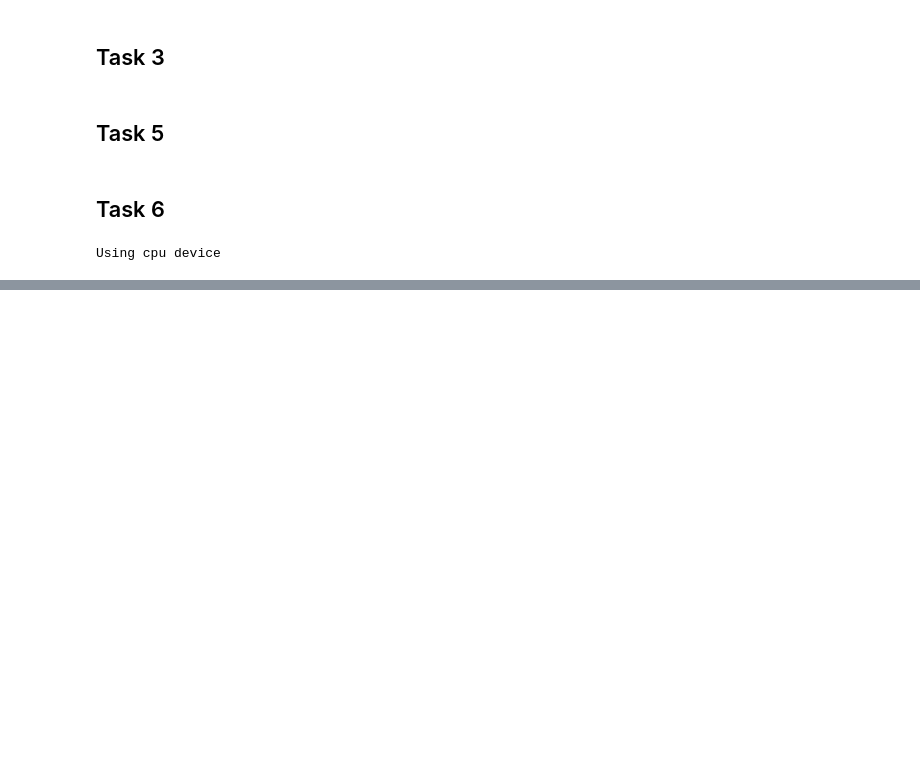
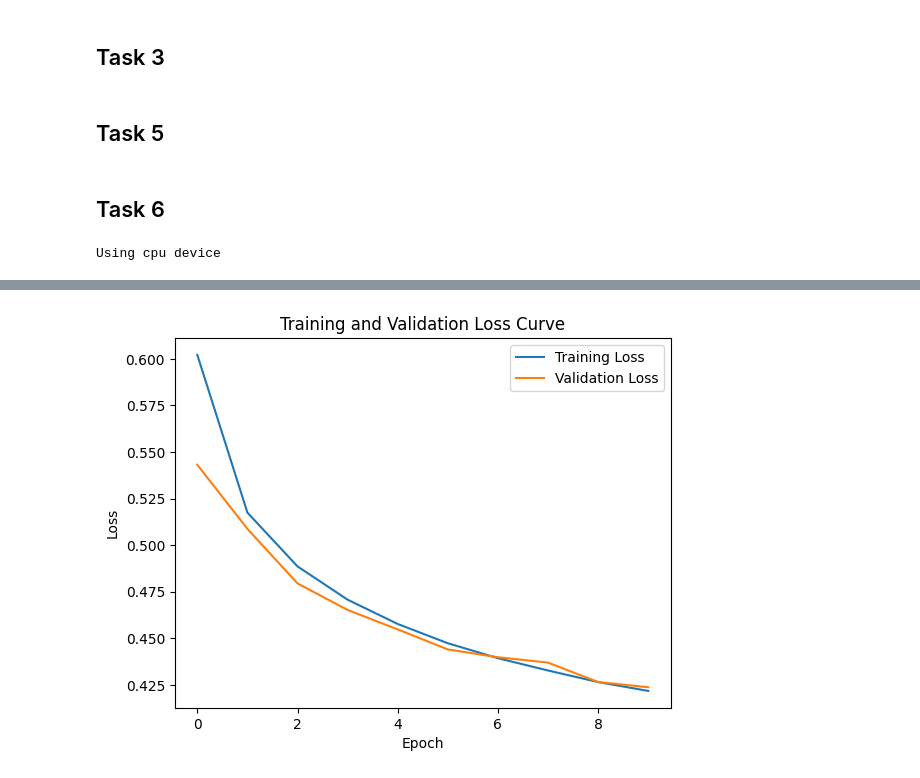
Before and after one commit to aggelitoo/deep_learning, a Jupyter notebook: project1/project1.ipynb, the cells around one changed output, grey strips where cells are left out. Drawn from its saved outputs; the diff is of its cells as text; code cells hidden in the pictures; blank space fills up the shorter version.

Commit message:
got training/validation loop to work

```diff
--- a/project1/project1.ipynb
+++ b/project1/project1.ipynb
@@ -51,7 +52,7 @@ from torch import nn
 device = (
     "cuda"
     if torch.cuda.is_available()
-    else "mps"
+    else "hip"
     if torch.backends.mps.is_available()
     else "cpu"
 )
@@ -79,19 +80,24 @@ train_dl = DataLoader(train_ds, batch_size=64, shuffle=True)
 test_dl = DataLoader(test_ds, batch_size=64, shuffle=True)
 val_dl = DataLoader(val_ds, batch_size=64, shuffle=True)
 # %%
+# defining the neural net
 class NeuralNetwork(nn.Module):
     def __init__(self):
         super().__init__()
         self.linear_relu_stack = nn.Sequential(
-            nn.Linear(X_train_tensor.shape[1], 60),
+            nn.Linear(X_train_tensor.shape[1], 70),
             nn.ReLU(),
-            nn.Linear(60, 70),
-            nn.ReLU(),
-            nn.Linear(70, 60),
-            nn.ReLU(),
-            nn.Linear(60, 7)
+            nn.Linear(70, 7)
+            # nn.ReLU(),
+            # nn.Linear(70, 60),
+            # nn.ReLU(),
+            # nn.Linear(60, 7)
         )
 
     def forward(self, x):
         logits = self.linear_relu_stack(x)
         return logits
+
+# instantiating the model
+model = NeuralNetwork().to(device)
+print(model)
@@ -154,12 +111,0 @@ def test_loop(dataloader, model, loss_fn):
-# %%
-learning_rate = 1e-3
-epochs = 10
-
-loss_fn = nn.CrossEntropyLoss()
-optimizer = torch.optim.SGD(model.parameters(), lr=learning_rate)
-
-for t in range(epochs):
-    print(f"Epoch {t+1}\n-------------------------------")
-    train_loop(train_dl, model, loss_fn, optimizer)
-    # test_loop(val_dl, model, loss_fn)
-print("Done!")
@@ -184,0 +182,10 @@ KeyboardInterrupt:
+# %%
+plt.plot(training_loss, label="Training Loss")
+plt.plot(validation_loss, label="Validation Loss")
+plt.xlabel("Epoch")
+plt.ylabel("Loss")
+plt.legend()
+plt.title("Training and Validation Loss Curve")
+plt.show()
+# %% [output]
+[figure, added]
```
Also changed, not shown: parts of 7 cells of this notebook.
